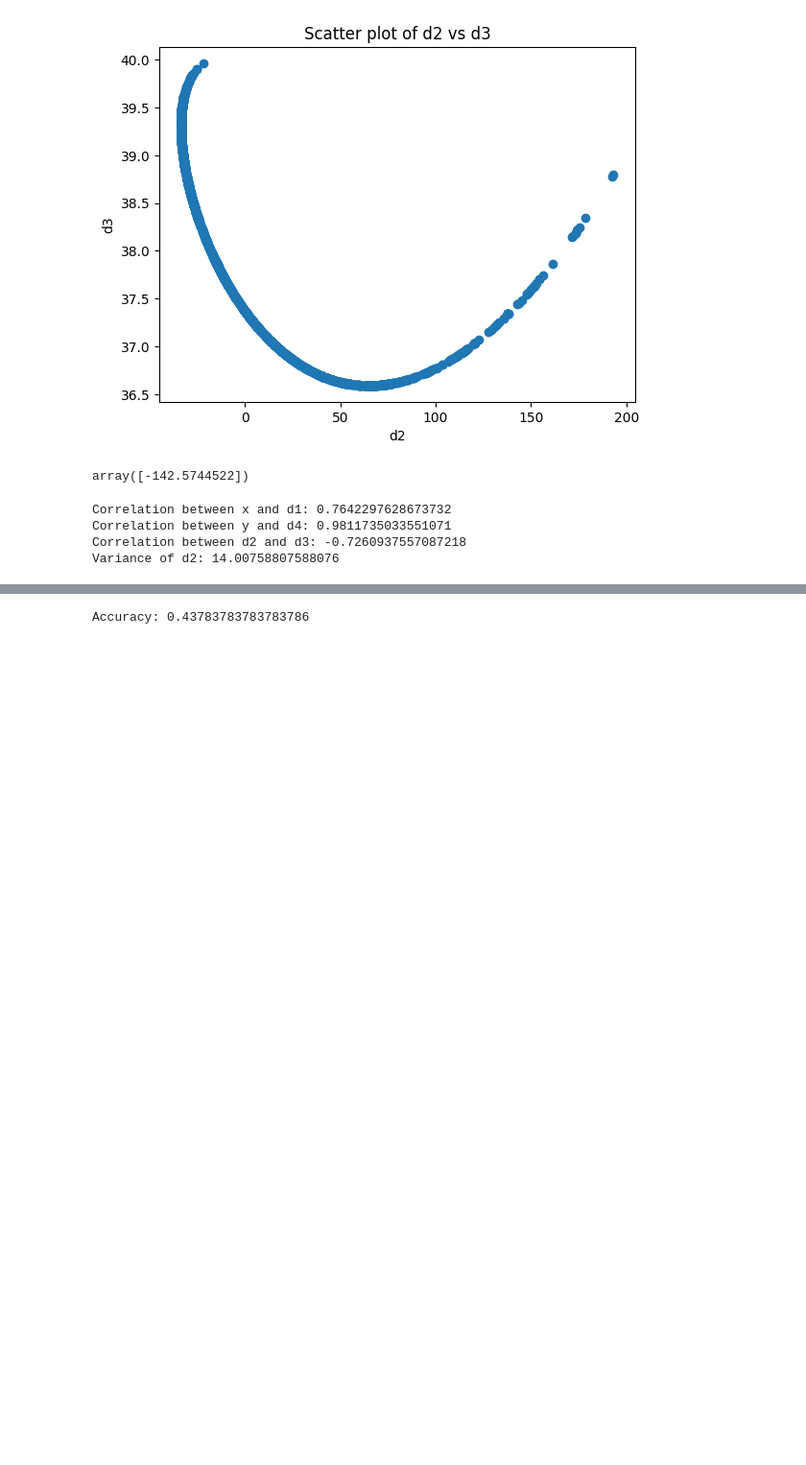
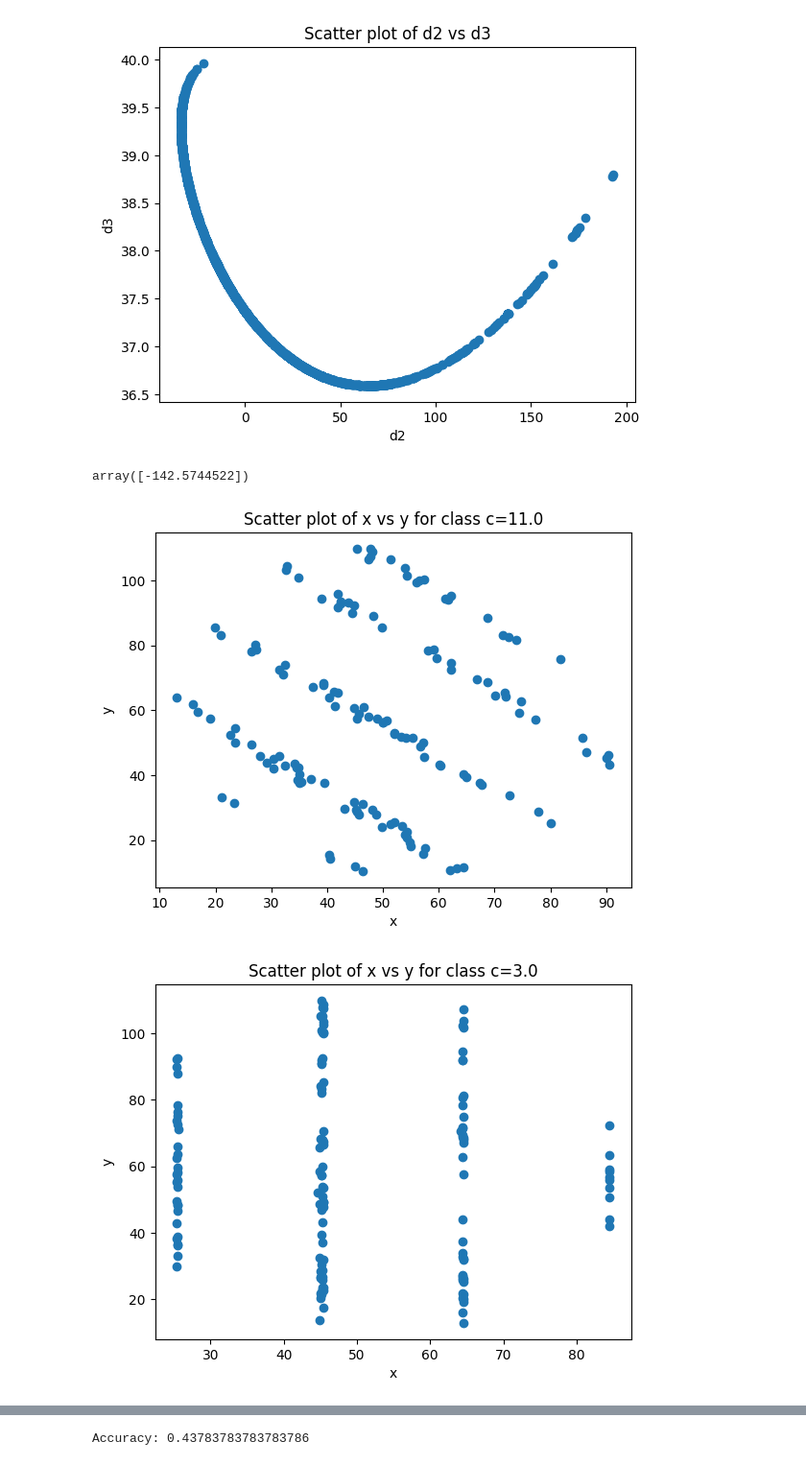
Before and after one commit to odehamer/cs577_assignment4, a Jupyter notebook: assignment4-2.ipynb, the cells around one changed output, grey strips where cells are left out. Shown at 96% size. Cells and saved outputs as stored; diff of their text form; code cells hidden in the pictures; blank space fills up the shorter version.

```diff
--- a/assignment4-2.ipynb
+++ b/assignment4-2.ipynb
@@ -150,20 +148,20 @@ reg.predict([[5.0]])
 [figure]
 [figure]
 array([-142.5744522])
-# %%
-correlation_xd1 = data_df['x'].corr(data_df['d1'])
-print(f'Correlation between x and d1: {correlation_xd1}')
-
-correlation_yd4 = data_df['y'].corr(data_df['d4'])
-print(f'Correlation between y and d4: {correlation_yd4}')
-
-correlation_d2d3 = data_df['d2'].corr(data_df['d3'])
-print(f'Correlation between d2 and d3: {correlation_d2d3}')
-
-var = data_df['c'].var()
-print(f'Variance of d2: {var}')
-# %% [output]
-Correlation between x and d1: 0.7642297628673732
-Correlation between y and d4: 0.9811735033551071
-Correlation between d2 and d3: -0.7260937557087218
-Variance of d2: 14.00758807588076
+# %%
+unique_vals = data_df['c'].unique()
+
+for val in unique_vals:
+    subset = data_df[data_df['c'] == val]
+
+    col1 = 'x'
+    col2 = 'y'
+
+    plt.scatter(subset[col1], subset[col2])
+    plt.title(f'Scatter plot of {col1} vs {col2} for class c={val}')
+    plt.xlabel(col1)
+    plt.ylabel(col2)
+    plt.show()
+# %% [output]
+[figure, added]
+[figure, added]
```
Also changed, not shown: parts of 7 cells of this notebook.
